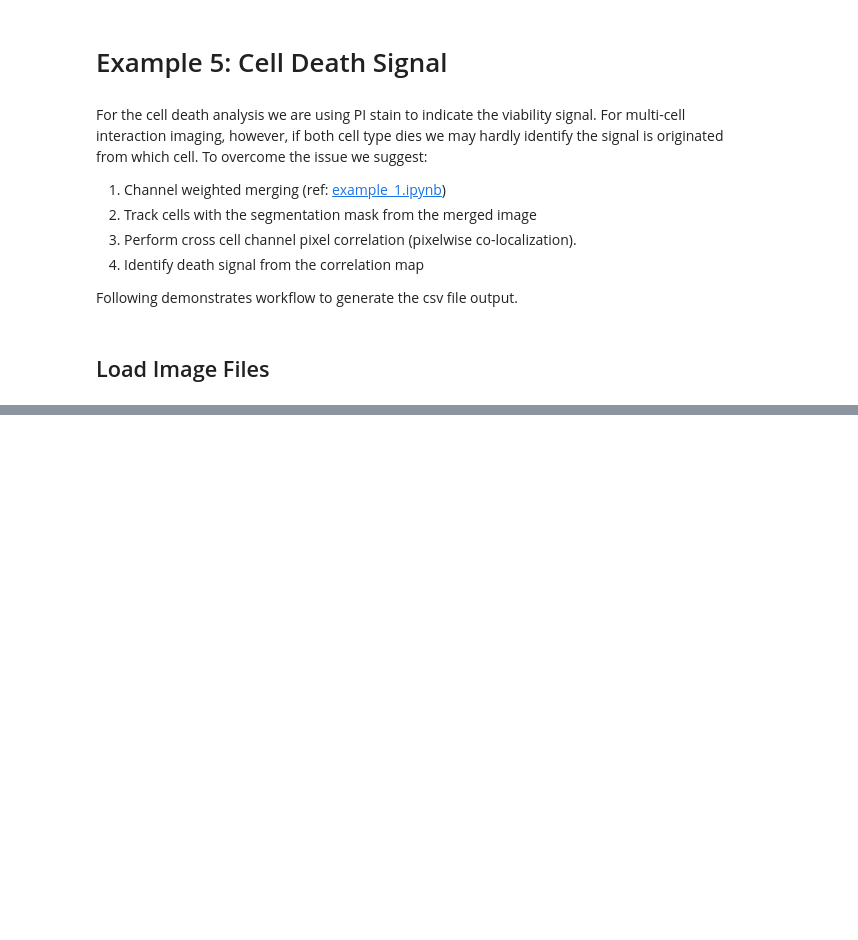
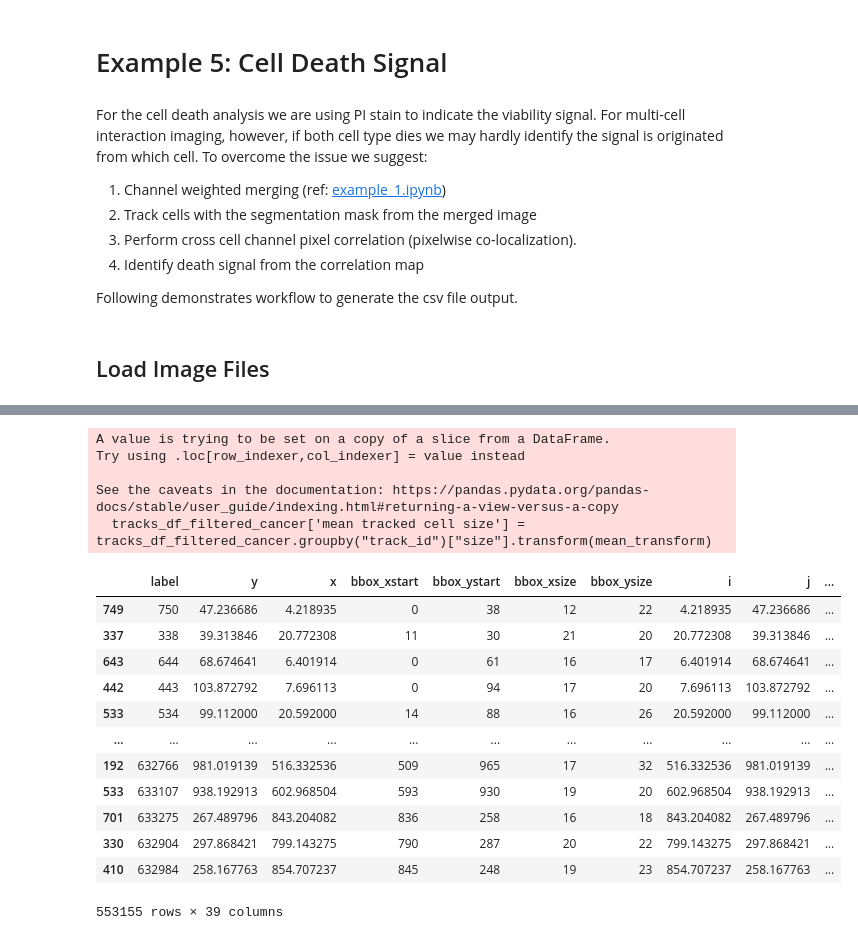
Before and after one commit to bpi-oxford/Cytotoxicity-Pipeline, a Jupyter notebook: notebooks/example_5.ipynb, the cells around one changed output, grey strips where cells are left out. Drawn from its saved outputs; the diff is of its cells as text; code cells hidden in the pictures; blank space fills up the shorter version.

```diff
--- a/notebooks/example_5.ipynb
+++ b/notebooks/example_5.ipynb
@@ -24,0 +198,74 @@ TCELL_LABEL_PATH_PATTERN = "/mnt/Data/UTSE/2023_10_17_Nyeso1HCT116_1G4CD8_icam_F
+# %%
+from sklearn.neighbors import KDTree
+
+cancer_df = features["cancer"]
+
+# iterate over frames
+cancer_df_remapped = []
+for t in range(FRAMES):
+    cancer_t_df = cancer_df[cancer_df["frame"]==t]
+    tracks_t_df = tracks_df_cancer[tracks_df_cancer["t"]==t]
+    points_cancer = cancer_t_df[["y","x"]].values
+    points_ultrack = tracks_t_df[["x","y"]].values
+
+    # build KD-Tree for each point in ultrack df
+    kdtree_ultrack = KDTree(points_ultrack)
+
+    # query closest point for each point in t cell df
+    dist, indices = kdtree_ultrack.query(points_cancer,k=1)
+
+    dist = [d[0] for d in dist]
+    indices = [i[0] for i in indices]
+
+    remapped_track_ids = pd.DataFrame(tracks_t_df[["track_id","id"]].iloc[indices])
+    remapped_track_ids["dist_from_ultrack"] = dist
+
+    cancer_t_df.reset_index(drop=True,inplace=True)
+    remapped_track_ids.reset_index(drop=True,inplace=True)
+    cancer_t_df_remapped = pd.concat([cancer_t_df,remapped_track_ids],axis=1)
+
+    cancer_df_remapped.append(cancer_t_df_remapped)
+
+cancer_df_remapped = pd.concat(cancer_df_remapped)
+
+track_pair_counts = cancer_df_remapped.groupby(["frame","track_id"]).size().reset_index(name="count")
+filtered_rows = track_pair_counts[track_pair_counts['count'] != 1]
+
+sorted_df_cancer = cancer_df_remapped.sort_values(by=["frame","track_id","dist_from_ultrack"])
+sorted_df_cancer = sorted_df_cancer.drop_duplicates(subset=["frame","track_id"], keep="first")
+
+sorted_df_cancer["tracked frames"] = sorted_df_cancer['frame'].groupby(sorted_df_cancer['track_id']).transform('count')
+sorted_df_cancer['tracked length'] = sorted_df_cancer.groupby('track_id')['frame'].transform("max") - sorted_df_cancer.groupby('track_id')['frame'].transform("min") +1
+
+# filter out short tracks
+min_track_length = 20
+tracks_df_filtered_cancer = sorted_df_cancer[sorted_df_cancer["tracked length"] > min_track_length]
+
+# filter by tracked average cell size
+mean_transform = lambda x: x.mean()
+tracks_df_filtered_cancer['mean tracked cell size'] = tracks_df_filtered_cancer.groupby("track_id")["size"].transform(mean_transform)
+
+area_percentiles = tracks_df_filtered_cancer.sort_values("track_id")['mean tracked cell size'].quantile(0.95)
+
+# filter out the cells with average area larger than threshold
+tracks_df_filtered_cancer = tracks_df_filtered_cancer[tracks_df_filtered_cancer["mean tracked cell size"]<area_percentiles]
+tracks_df_filtered_cancer
+# %% [output]
+A value is trying to be set on a copy of a slice from a DataFrame.
+Try using .loc[row_indexer,col_indexer] = value instead
+
+See the caveats in the documentation: https://pandas.pydata.org/pandas-docs/stable/user_guide/indexing.html#returning-a-view-versus-a-copy
+  tracks_df_filtered_cancer['mean tracked cell size'] = tracks_df_filtered_cancer.groupby("track_id")["size"].transform(mean_transform)
+|  | label | y | x | bbox_xstart | bbox_ystart | bbox_xsize | bbox_ysize | i | j | ... |
+| 749 | 750 | 47.236686 | 4.218935 | 0 | 38 | 12 | 22 | 4.218935 | 47.236686 | ... |
+| 337 | 338 | 39.313846 | 20.772308 | 11 | 30 | 21 | 20 | 20.772308 | 39.313846 | ... |
+| 643 | 644 | 68.674641 | 6.401914 | 0 | 61 | 16 | 17 | 6.401914 | 68.674641 | ... |
+| 442 | 443 | 103.872792 | 7.696113 | 0 | 94 | 17 | 20 | 7.696113 | 103.872792 | ... |
+| 533 | 534 | 99.112000 | 20.592000 | 14 | 88 | 16 | 26 | 20.592000 | 99.112000 | ... |
+| ... | ... | ... | ... | ... | ... | ... | ... | ... | ... | ... |
+| 192 | 632766 | 981.019139 | 516.332536 | 509 | 965 | 17 | 32 | 516.332536 | 981.019139 | ... |
+| 533 | 633107 | 938.192913 | 602.968504 | 593 | 930 | 19 | 20 | 602.968504 | 938.192913 | ... |
+| 701 | 633275 | 267.489796 | 843.204082 | 836 | 258 | 16 | 18 | 843.204082 | 267.489796 | ... |
+| 330 | 632904 | 297.868421 | 799.143275 | 790 | 287 | 20 | 22 | 799.143275 | 297.868421 | ... |
+| 410 | 632984 | 258.167763 | 854.707237 | 845 | 248 | 19 | 23 | 854.707237 | 258.167763 | ... |
+553155 rows × 39 columns
```
Also changed, not shown: parts of 18 cells of this notebook.
